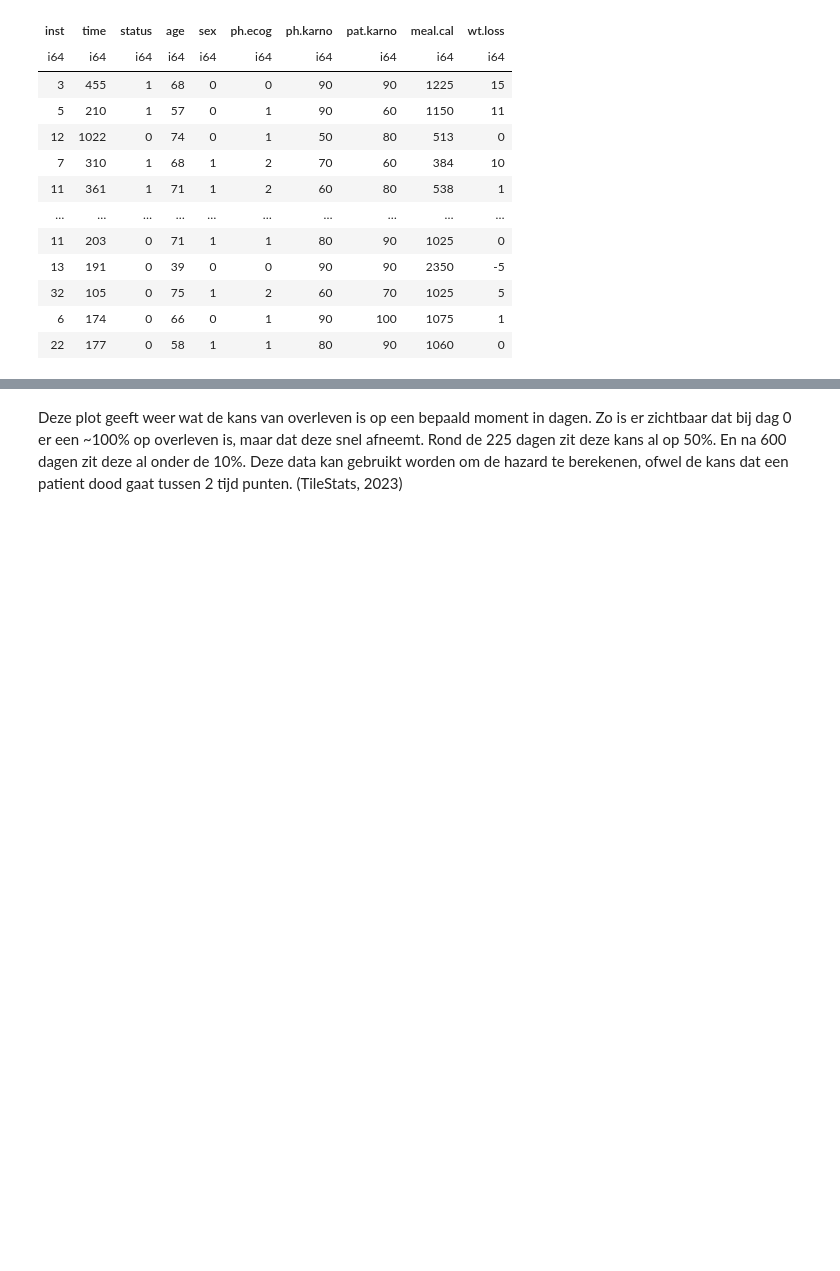
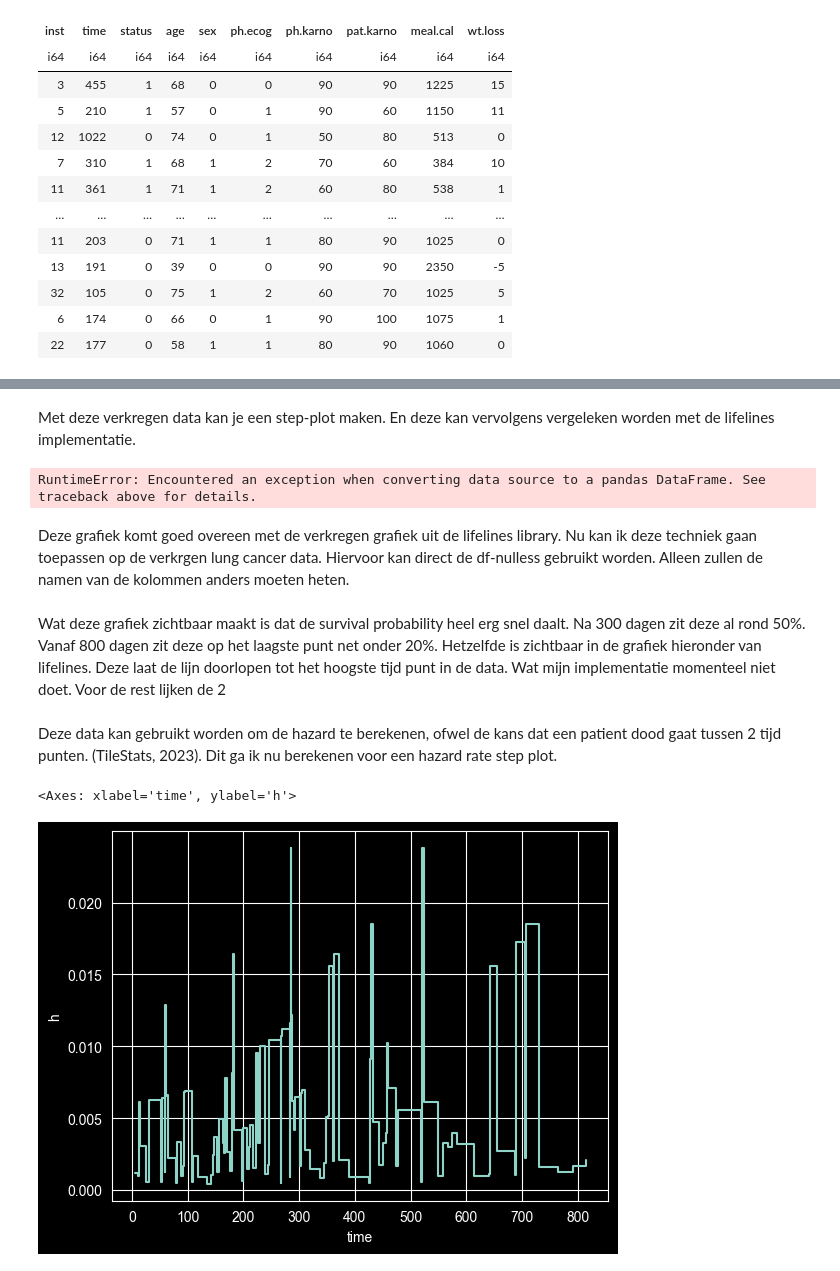
Before and after one commit to RamonReilman/cox_proportional_hazard, a Jupyter notebook: cox_proportional_hazard.ipynb, the cells around one changed output, grey strips where cells are left out. Drawn from its saved outputs; the diff is of its cells as text; code cells hidden in the pictures; blank space fills up the shorter version.

```diff
--- a/cox_proportional_hazard.ipynb
+++ b/cox_proportional_hazard.ipynb
@@ -123,0 +219,20 @@ plt.show();
+# %% [markdown]
+Met deze verkregen data kan je een step-plot maken. En deze kan vervolgens vergeleken worden met de lifelines implementatie.
+# %%
+sns.lineplot(result, x = "time", y = "s", drawstyle='steps-post')
+# %% [output]
+RuntimeError: Encountered an exception when converting data source to a pandas DataFrame. See traceback above for details.
+# %% [markdown]
+Deze grafiek komt goed overeen met de verkregen grafiek uit de lifelines library. Nu kan ik deze techniek gaan toepassen op de verkrgen lung cancer data. Hiervoor kan direct de df-nulless gebruikt worden. Alleen zullen de namen van de kolommen anders moeten heten.
+# %%
+from classes.KaplanMeier import KaplanMeier
+kaplanmeier = KaplanMeier()
+null_less_kaplan_result = kaplanmeier.fit(df_nulless.select(["time", "status"]).rename({"status": "censored"}))
+
+sns.lineplot(null_less_kaplan_result, x = "time", y = "s", drawstyle = "steps-post")
+plt.xlabel("Time in days")
+plt.ylabel("Survival probability")
+plt.title("Kaplan meier curve")
+plt.show()
+# %% [markdown]
+Wat deze grafiek zichtbaar maakt is dat de survival probability heel erg snel daalt. Na 300 dagen zit deze al rond 50%. Vanaf 800 dagen zit deze op het laagste punt net onder 20%. Hetzelfde is zichtbaar in de grafiek hieronder van lifelines. Deze laat de lijn doorlopen tot het hoogste tijd punt in de data. Wat mijn implementatie momenteel niet doet. Voor de rest lijken de 2
@@ -124,2 +244,17 @@ plt.show();
 # %% [markdown]
-Deze plot geeft weer wat de kans van overleven is op een bepaald moment in dagen. Zo is  er zichtbaar dat bij dag 0 er een ~100% op overleven is, maar dat deze snel afneemt. Rond de 225 dagen zit deze kans al op 50%. En na 600 dagen zit deze al onder de 10%. Deze data kan gebruikt worden om de hazard te berekenen, ofwel de kans dat een patient dood gaat tussen 2 tijd punten. (TileStats, 2023)
+Deze data kan gebruikt worden om de hazard te berekenen, ofwel de kans dat een patient dood gaat tussen 2 tijd punten. (TileStats, 2023). Dit ga ik nu berekenen voor een hazard rate step plot.
+# %%
+hazard_rate_data = (
+    null_less_kaplan_result
+    .with_columns(
+        delta_time = pl.col("time")-pl.col("time").shift(1)
+    ).filter(pl.col("delta_time").is_not_null())
+    .with_columns(
+        h = (pl.col("m") / pl.col("n") / pl.col("delta_time"))
+    ).drop("delta_time")
+)
+
+sns.lineplot(hazard_rate_data, x = "time", y = "h", drawstyle = "steps-post")
+# %% [output]
+<Axes: xlabel='time', ylabel='h'>
+[figure, added]
```
Also changed, not shown: parts of 17 cells of this notebook, 2 other files.
